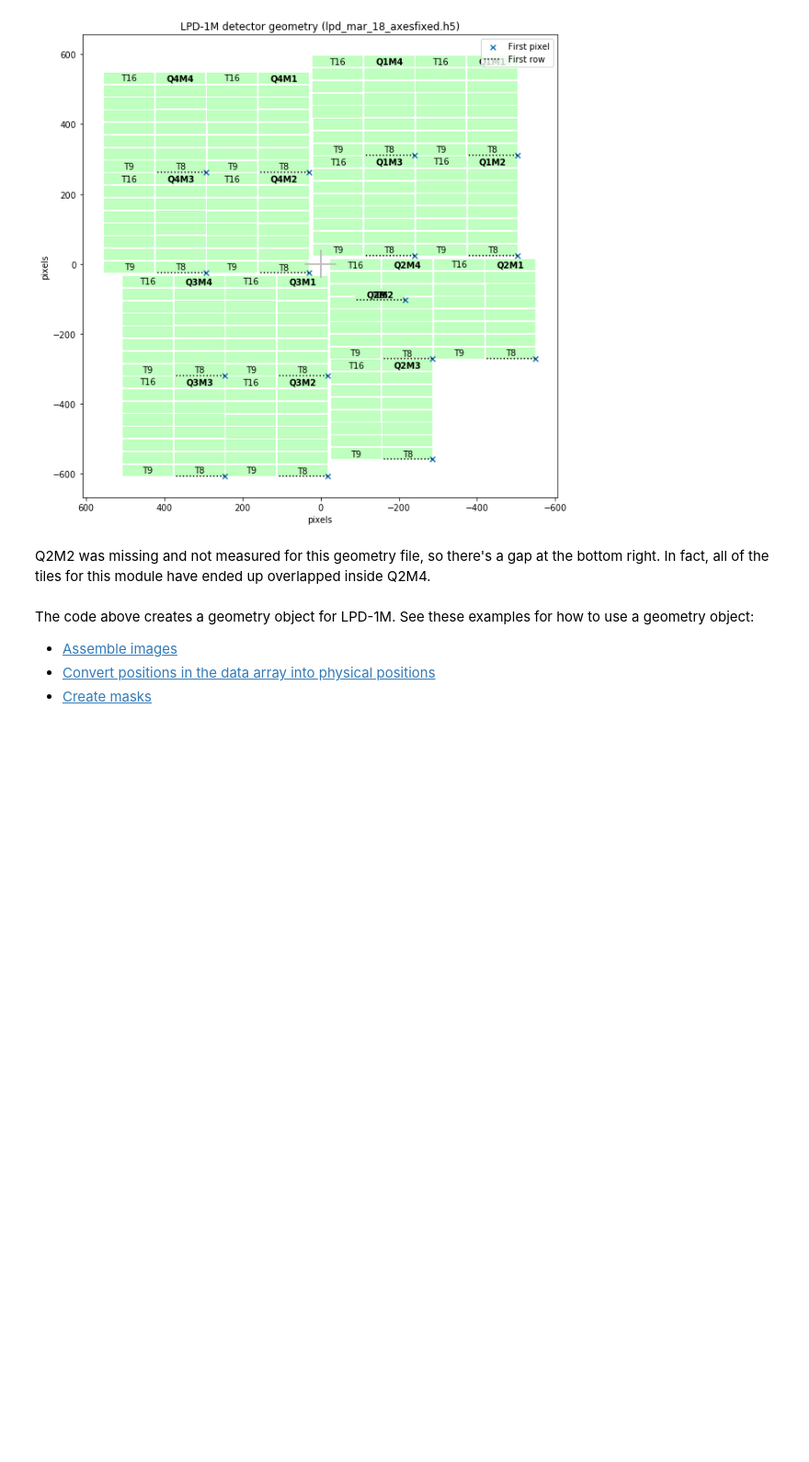
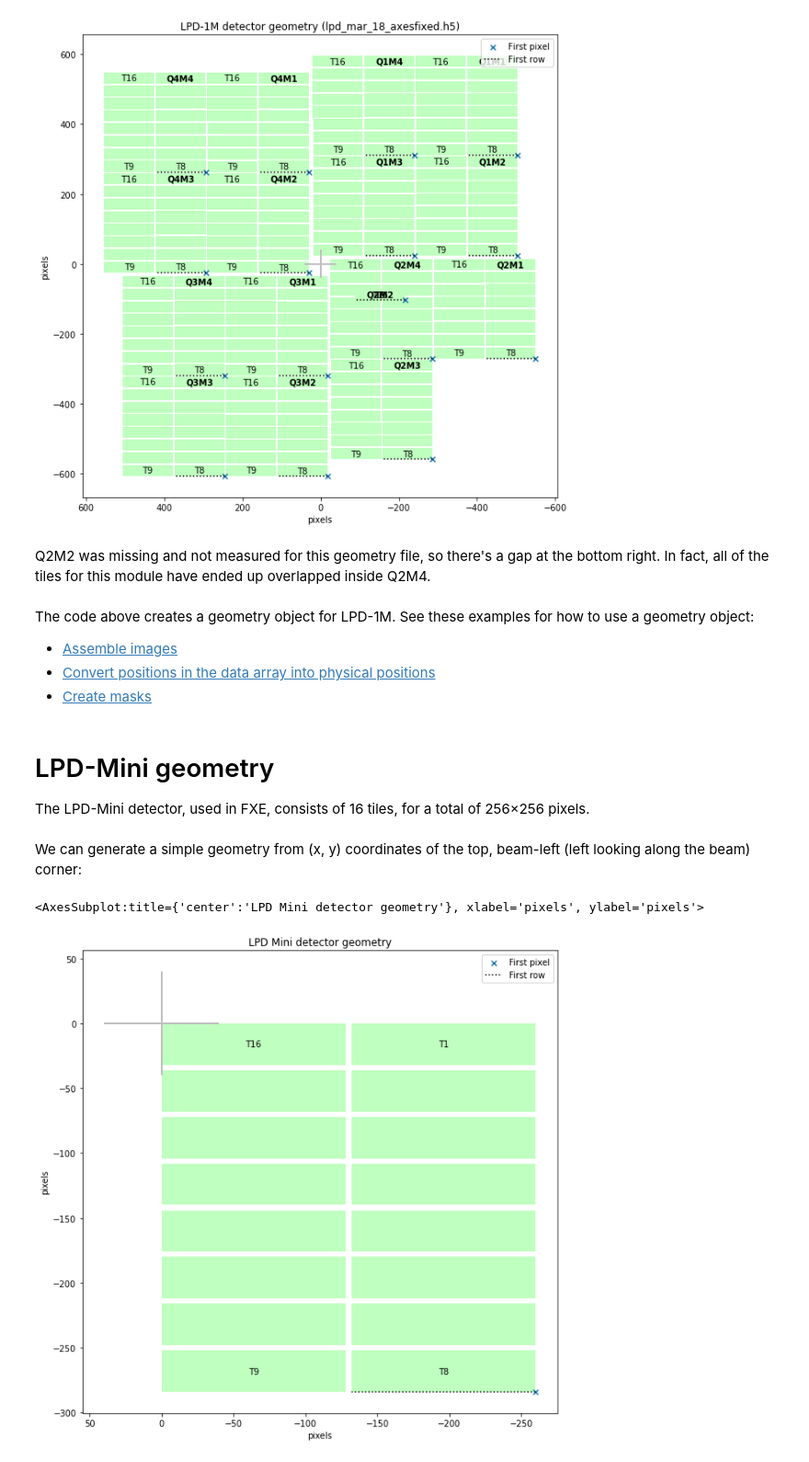
Before and after one commit to European-XFEL/EXtra-geom, a Jupyter notebook: docs/lpd_geometry.ipynb, the cells around one changed output. Shown at 92% size. Drawn from its saved outputs; the diff is of its cells as text; code cells hidden in the pictures; blank space fills up the shorter version.

Commit message:
Add LPD Mini

```diff
--- a/docs/lpd_geometry.ipynb
+++ b/docs/lpd_geometry.ipynb
@@ -34,3 +34,7 @@ See these examples for how to use a geometry object:
 - [Assemble images](apply_geometry.ipynb)
 - [Convert positions in the data array into physical positions](convert_coords.ipynb)
 - [Create masks](masks.ipynb)
+# %% [markdown]
+# LPD-Mini geometry
+
+The LPD-Mini detector, used in FXE, consists of 16 tiles, for a total of 256×256 pixels.
@@ -36,0 +44,8 @@ See these examples for how to use a geometry object:
+# %% [markdown]
+We can generate a simple geometry from (x, y) coordinates of the top, beam-left (left looking along the beam) corner:
+# %%
+geom = LPD_MiniGeometry.from_origin()
+geom.inspect()
+# %% [output]
+<AxesSubplot:title={'center':'LPD Mini detector geometry'}, xlabel='pixels', ylabel='pixels'>
+[figure, added]
```
Also changed, not shown: parts of 2 cells of this notebook, 6 other files.
